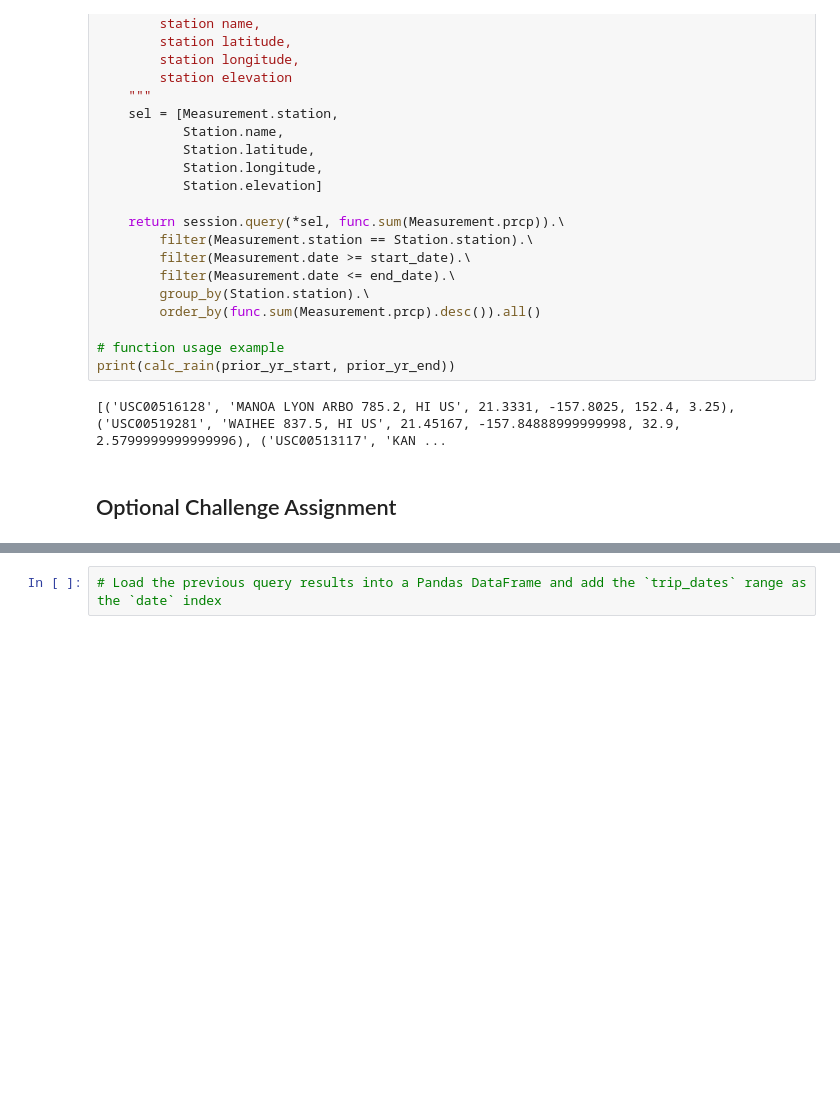
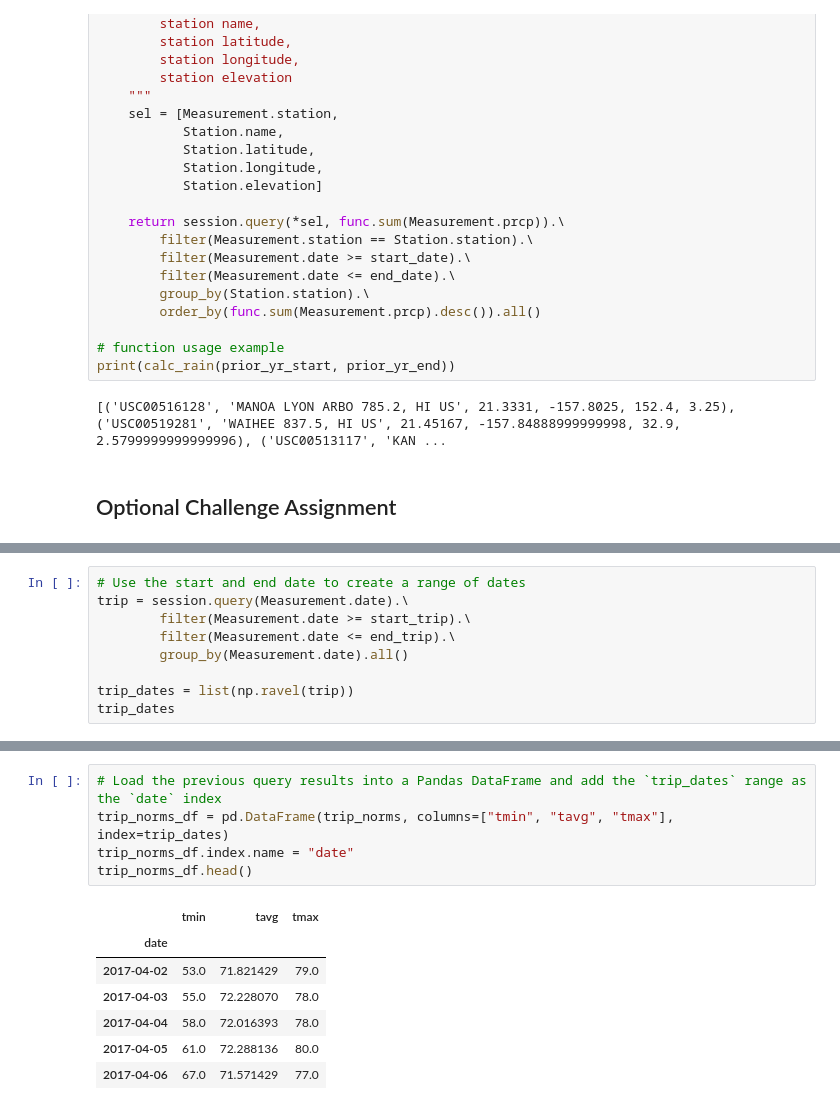
Before and after one commit to Brian-McHugh/SQLAlchemy, a Jupyter notebook: climate.ipynb, the cells around one changed output, grey strips where cells are left out. Drawn from its saved outputs; the diff is of its cells as text; blank space fills up the shorter version.

```diff
--- a/climate.ipynb
+++ b/climate.ipynb
@@ -409,0 +404,9 @@ daily_normals("01-01")
+# %%
+# Use the start and end date to create a range of dates
+trip = session.query(Measurement.date).\
+        filter(Measurement.date >= start_trip).\
+        filter(Measurement.date <= end_trip).\
+        group_by(Measurement.date).all()
+
+trip_dates = list(np.ravel(trip))
+trip_dates
@@ -410,2 +472,13 @@ daily_normals("01-01")
 # %%
 # Load the previous query results into a Pandas DataFrame and add the `trip_dates` range as the `date` index
+trip_norms_df = pd.DataFrame(trip_norms, columns=["tmin", "tavg", "tmax"], index=trip_dates)
+trip_norms_df.index.name = "date"
+trip_norms_df.head()
+# %% [output]
+|  | tmin | tavg | tmax |
+| date |  |  |  |
+| 2017-04-02 | 53.0 | 71.821429 | 79.0 |
+| 2017-04-03 | 55.0 | 72.228070 | 78.0 |
+| 2017-04-04 | 58.0 | 72.016393 | 78.0 |
+| 2017-04-05 | 61.0 | 72.288136 | 80.0 |
+| 2017-04-06 | 67.0 | 71.571429 | 77.0 |
```
Also changed, not shown: parts of 9 cells of this notebook, 1 other file.
